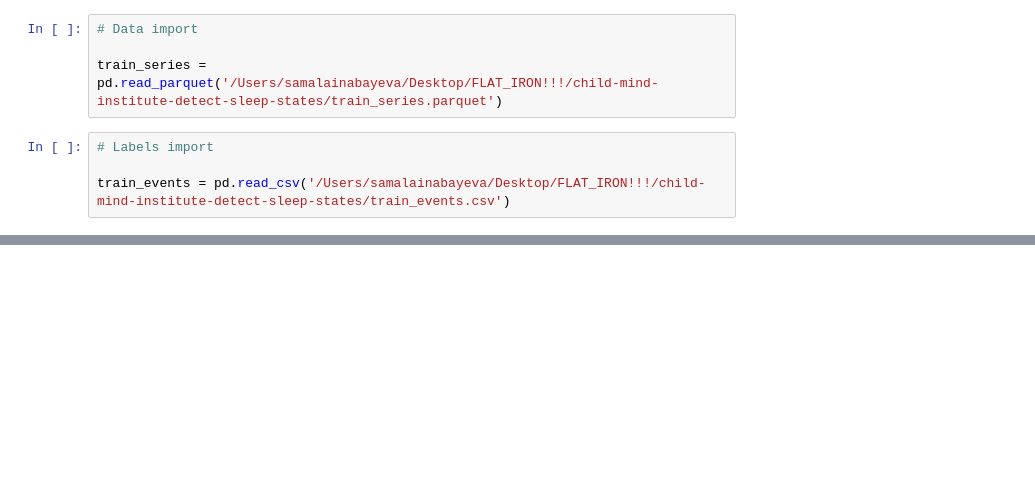
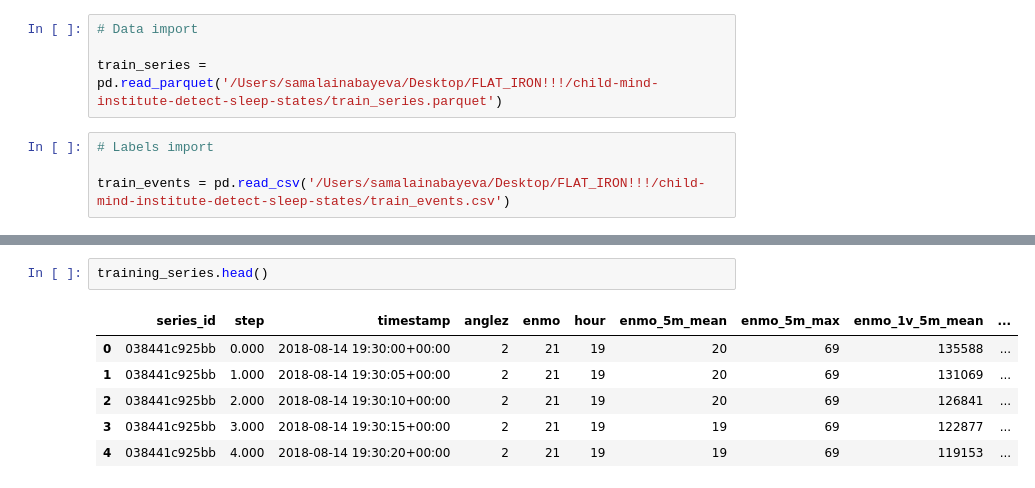
Before and after one commit to dvdhartsman/Accelerometer_Sleep_Predictions, a Jupyter notebook: Sleep_Study_Part_II.ipynb, the cells around one changed output, grey strips where cells are left out. Cells and saved outputs as stored; diff of their text form; blank space fills up the shorter version.

```diff
--- a/Sleep_Study_Part_II.ipynb
+++ b/Sleep_Study_Part_II.ipynb
@@ -38,0 +221,9 @@ train_events = pd.read_csv('/Users/samalainabayeva/Desktop/FLAT_IRON!!!/child-mi
+# %%
+training_series.head()
+# %% [output]
+|  | series_id | step | timestamp | anglez | enmo | hour | enmo_5m_mean | enmo_5m_max | enmo_1v_5m_mean | ... |
+| 0 | 038441c925bb | 0.000 | 2018-08-14 19:30:00+00:00 | 2 | 21 | 19 | 20 | 69 | 135588 | ... |
+| 1 | 038441c925bb | 1.000 | 2018-08-14 19:30:05+00:00 | 2 | 21 | 19 | 20 | 69 | 131069 | ... |
+| 2 | 038441c925bb | 2.000 | 2018-08-14 19:30:10+00:00 | 2 | 21 | 19 | 20 | 69 | 126841 | ... |
+| 3 | 038441c925bb | 3.000 | 2018-08-14 19:30:15+00:00 | 2 | 21 | 19 | 19 | 69 | 122877 | ... |
+| 4 | 038441c925bb | 4.000 | 2018-08-14 19:30:20+00:00 | 2 | 21 | 19 | 19 | 69 | 119153 | ... |
```
Also changed, not shown: parts of 15 cells of this notebook.
